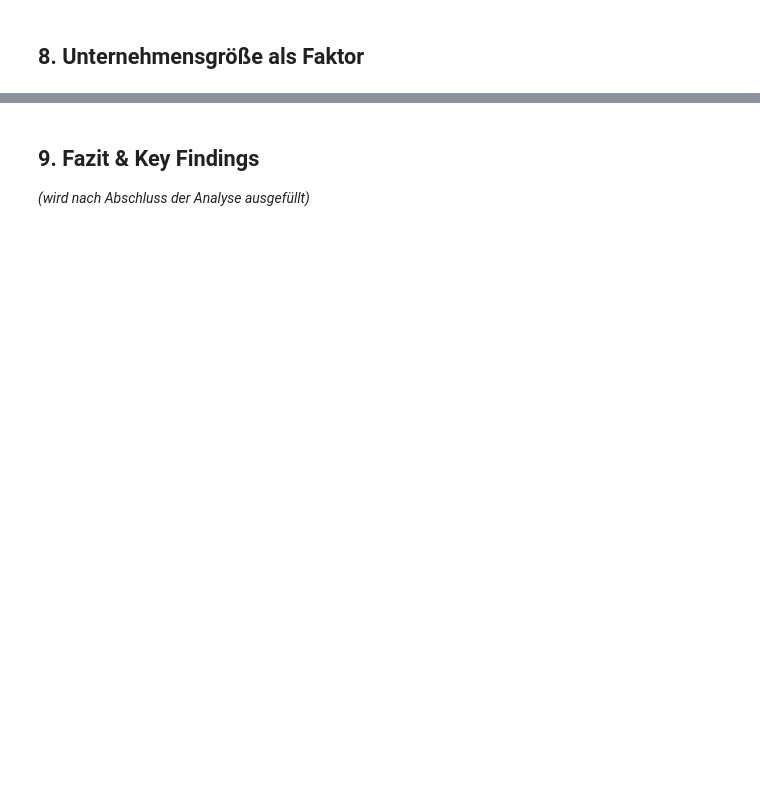
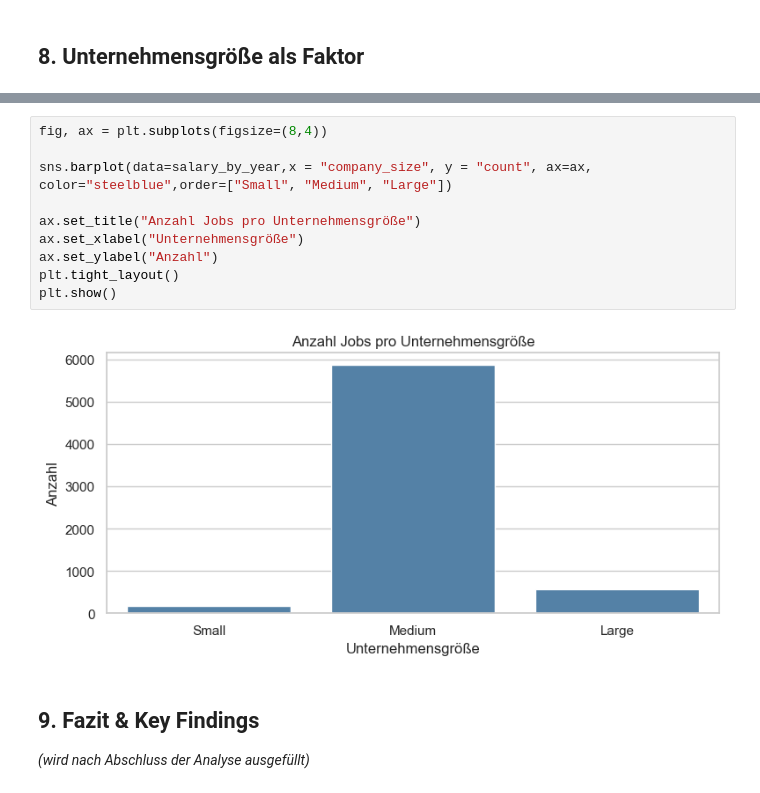
Before and after one commit to soribge/ds-salaries-eda, a Jupyter notebook: notebooks/analysis.ipynb, the cells around one changed output, grey strips where cells are left out. Drawn from its saved outputs; the diff is of its cells as text; blank space fills up the shorter version.

```diff
--- a/notebooks/analysis.ipynb
+++ b/notebooks/analysis.ipynb
@@ -273,3 +282,15 @@ salary_by_curr
+# %%
+fig, ax = plt.subplots(figsize=(8,4))
+
+sns.barplot(data=salary_by_year,x = "company_size", y = "count", ax=ax, color="steelblue",order=["Small", "Medium", "Large"])
+
+ax.set_title("Anzahl Jobs pro Unternehmensgröße")
+ax.set_xlabel("Unternehmensgröße")
+ax.set_ylabel("Anzahl")
+plt.tight_layout()
+plt.show()
+# %% [output]
+[figure, added]
 # %% [markdown]
 ## 9. Fazit & Key Findings
 
```
Also changed, not shown: parts of 17 cells of this notebook.
